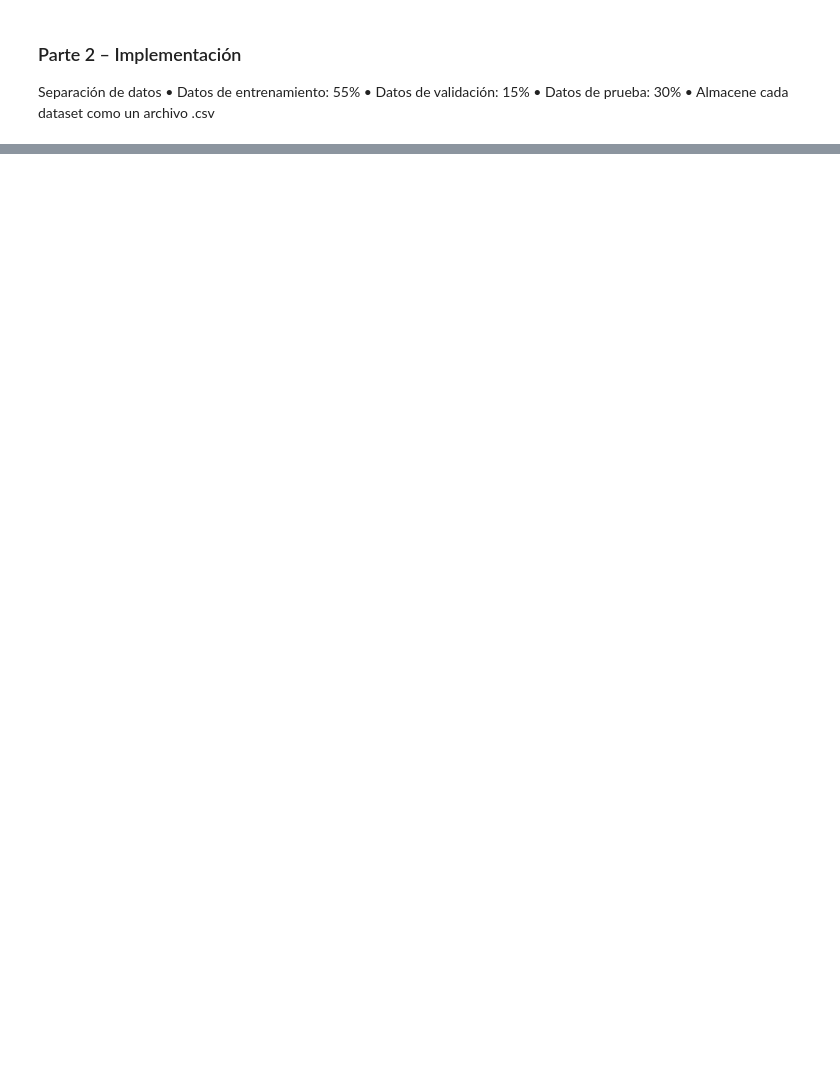
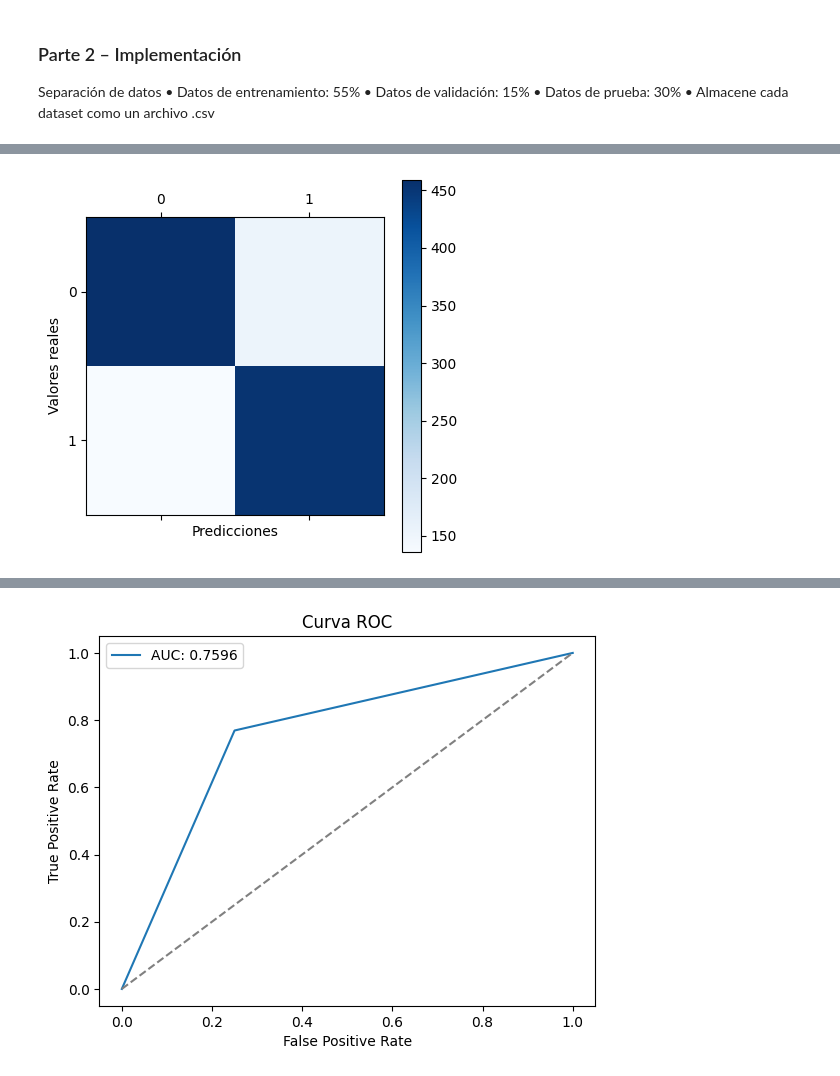
Before and after one commit to her20053/Security-Data-Science, a Jupyter notebook: Laboratorio 1/Lab1.ipynb, the cells around one changed output, grey strips where cells are left out. Drawn from its saved outputs; the diff is of its cells as text; code cells hidden in the pictures; blank space fills up the shorter version.

```diff
--- a/Laboratorio 1/Lab1.ipynb
+++ b/Laboratorio 1/Lab1.ipynb
@@ -380,0 +580,77 @@ Datos de prueba
+# %%
+# Entrenar el modelo con Gradient Boosting
+
+# Crear el modelo
+
+model = GradientBoostingClassifier(n_estimators=100, random_state=42)
+
+# Entrenar el modelo
+
+model.fit(train[features], train[target])
+
+# Predecir el dataset de validación
+
+val_predictions = model.predict(val[features])
+
+# Calcular la matriz de confusión
+
+conf_matrix = confusion_matrix(val[target], val_predictions)
+
+print("Matriz de confusión")
+
+print(conf_matrix)
+
+# Ilustramos la matriz de confusión con matplotlib para que sea más fácil de interpretar
+
+import matplotlib.pyplot as plt
+
+plt.matshow(conf_matrix, cmap="Blues")
+
+plt.colorbar()
+
+plt.xlabel("Predicciones")
+
+plt.ylabel("Valores reales")
+
+plt.show()
+
+# Calcular la precisión
+
+precision = precision_score(val[target], val_predictions)
+
+print(f"Precision: {precision:.4f}")
+
+# Calcular el recall
+
+recall = recall_score(val[target], val_predictions)
+
+print(f"Recall: {recall:.4f}")
+
+# Calcular la curva ROC
+
+fpr, tpr, thresholds = roc_curve(val[target], val_predictions)
+
+# Calcular el AUC
+
+auc = roc_auc_score(val[target], val_predictions)
+
+print(f"AUC: {auc:.4f}")
+
+# Crear un gráfico de la curva ROC
+
+import matplotlib.pyplot as plt
+
+plt.plot(fpr, tpr, label=f"AUC: {auc:.4f}")
+
+plt.plot([0, 1], [0, 1], "--", color="gray")
+
+plt.xlabel("False Positive Rate")
+
+plt.ylabel("True Positive Rate")
+
+plt.title("Curva ROC")
+
+plt.legend()
+
+plt.show()
+# %% [output]
@@ -380,0 +660 @@ Datos de prueba
+[figure, added]
@@ -380,0 +664 @@ Datos de prueba
+[figure, added]
```
Also changed, not shown: parts of 7 cells of this notebook.
